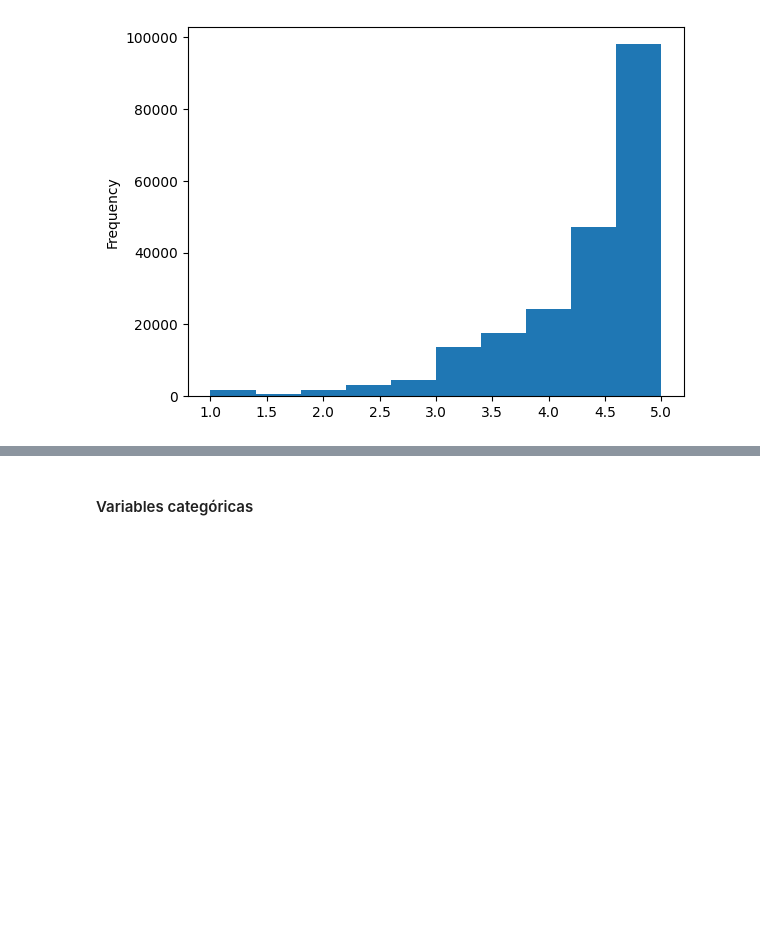
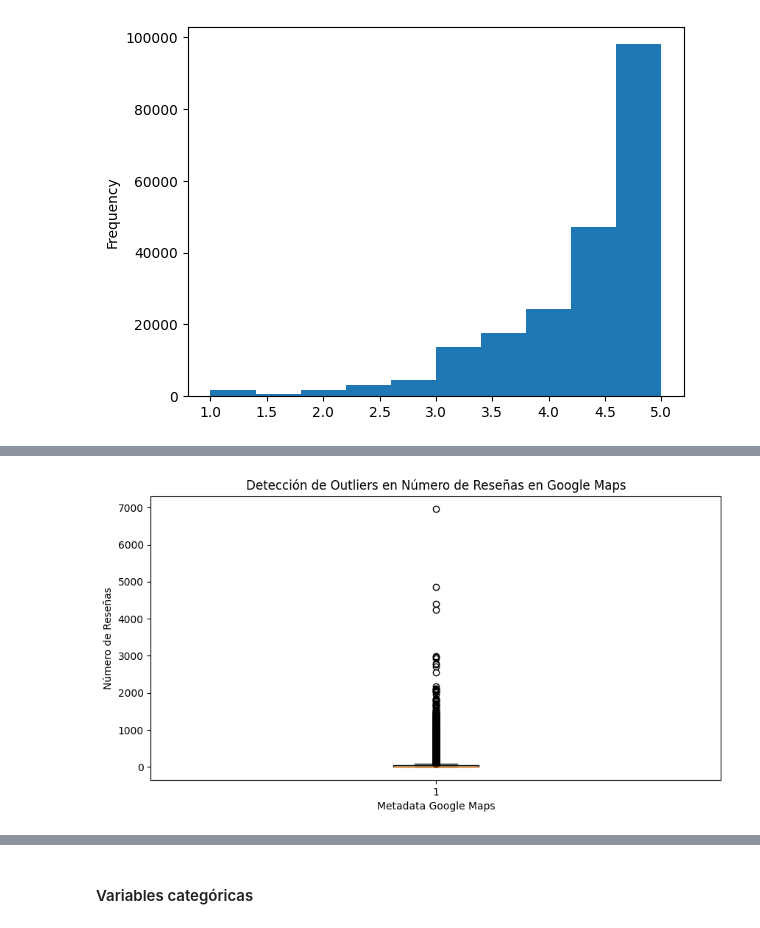
Before and after one commit to bautiarmanicode/HENRY-PROYECTO-FINAL, a Jupyter notebook: 1_Jupyter_Notebooks/2.1 EDA_Google.ipynb, the cells around one changed output, grey strips where cells are left out. Cells and saved outputs as stored; diff of their text form; code cells hidden in the pictures; blank space fills up the shorter version.

Commit message:
EDA_google_0.3

```diff
--- a/1_Jupyter_Notebooks/2.1 EDA_Google.ipynb
+++ b/1_Jupyter_Notebooks/2.1 EDA_Google.ipynb
@@ -125,0 +120,10 @@ Name: count, dtype: int64
+# %%
+# GRAFICO DE CAJA Y BIGOTES PARA EL NUMERO DE REVIEWS
+plt.figure(figsize=(10, 5))
+plt.boxplot(df_metadata_num['num_of_reviews'], patch_artist=True, boxprops=dict(facecolor='lightcyan'))
+plt.xlabel('Metadata Google Maps')
+plt.ylabel('Número de Reseñas')
+plt.title('Detección de Outliers en Número de Reseñas en Google Maps')
+plt.show()
+# %% [output]
+[figure, added]
```
Also changed, not shown: parts of 9 cells of this notebook.
